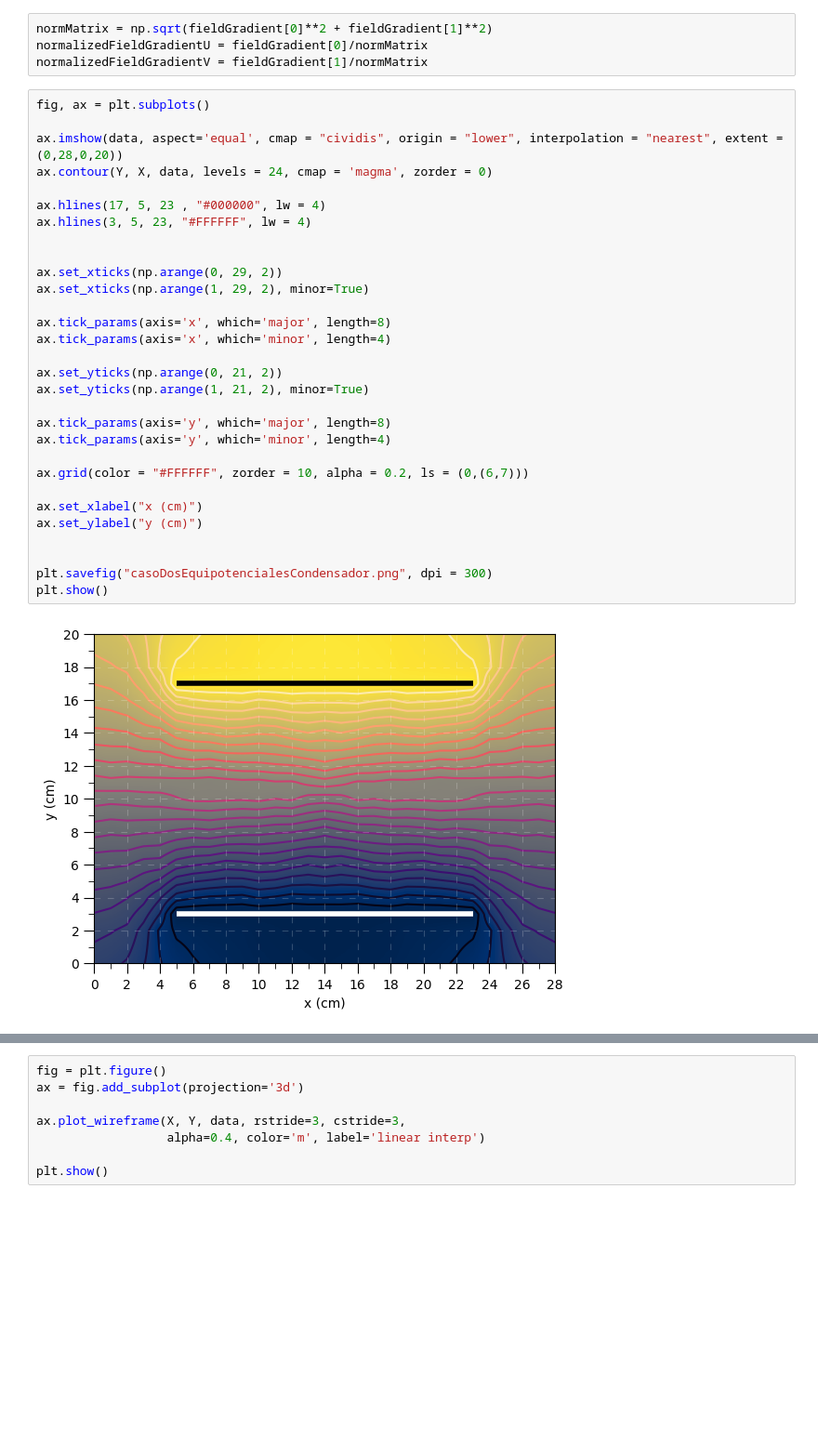
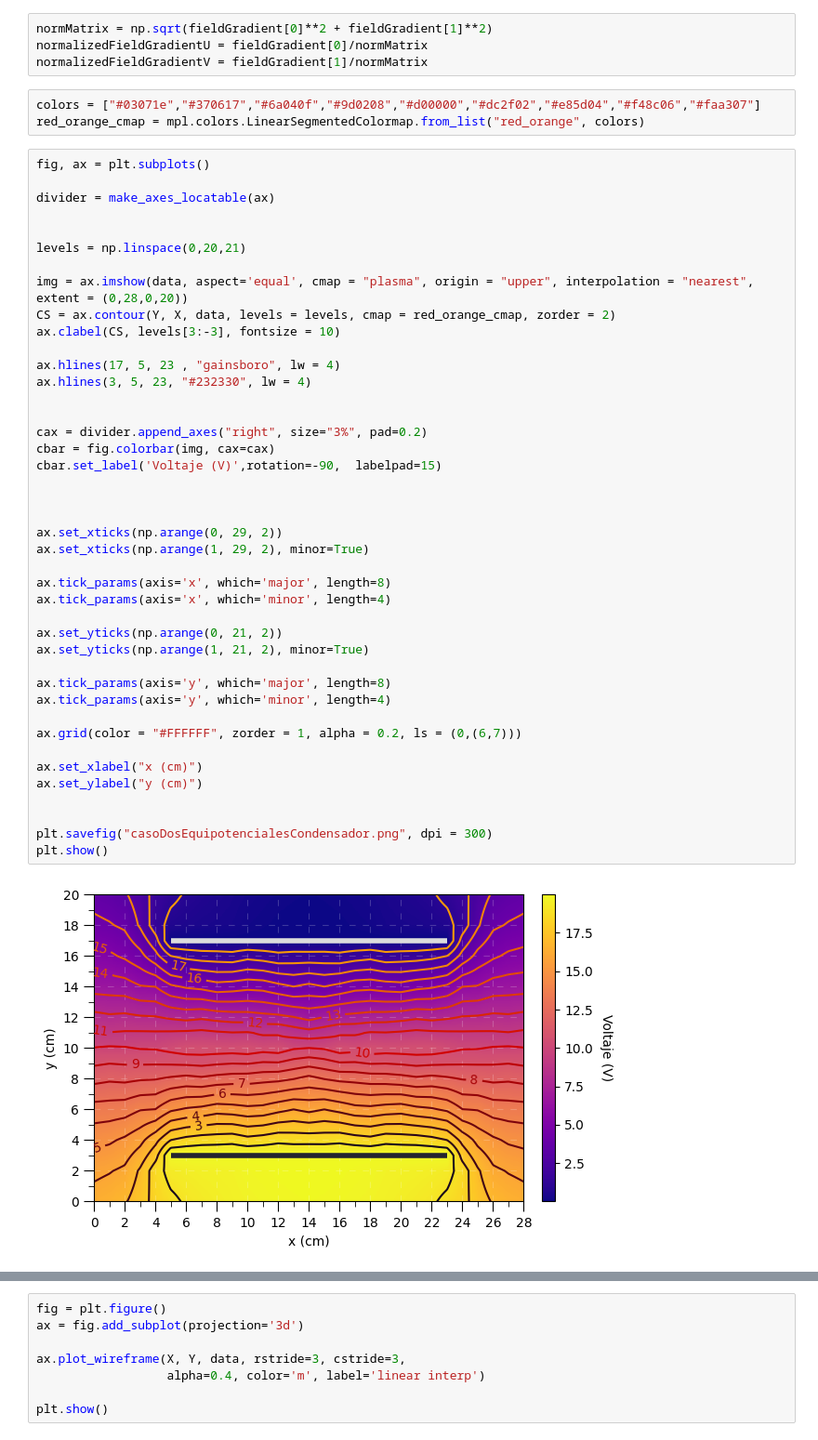
Before and after one commit to Alaviii/PythonPlotting, a Jupyter notebook: Electromagnetismo/practica2equipotenciales/practica2dos.ipynb, the cells around one changed output, grey strips where cells are left out. Shown at 93% size. Saved outputs shown, nothing was run; the diff lists cells and outputs as text; blank space fills up the shorter version.

```diff
--- a/Electromagnetismo/practica2equipotenciales/practica2dos.ipynb
+++ b/Electromagnetismo/practica2equipotenciales/practica2dos.ipynb
@@ -45,38 +47,53 @@ fieldGradient = np.gradient(data)
 normMatrix = np.sqrt(fieldGradient[0]**2 + fieldGradient[1]**2)
 normalizedFieldGradientU = fieldGradient[0]/normMatrix
 normalizedFieldGradientV = fieldGradient[1]/normMatrix
+# %%
+colors = ["#03071e","#370617","#6a040f","#9d0208","#d00000","#dc2f02","#e85d04","#f48c06","#faa307"]
+red_orange_cmap = mpl.colors.LinearSegmentedColormap.from_list("red_orange", colors)
 # %%
 fig, ax = plt.subplots()
 
-ax.imshow(data, aspect='equal', cmap = "cividis", origin = "lower", interpolation = "nearest", extent = (0,28,0,20))
-ax.contour(Y, X, data, levels = 24, cmap = 'magma', zorder = 0)
+divider = make_axes_locatable(ax)
 
-ax.hlines(17, 5, 23 , "#000000", lw = 4)
-ax.hlines(3, 5, 23, "#FFFFFF", lw = 4)
+
+levels = np.linspace(0,20,21)
+
+img = ax.imshow(data, aspect='equal', cmap = "plasma", origin = "upper", interpolation = "nearest", extent = (0,28,0,20))
+CS = ax.contour(Y, X, data, levels = levels, cmap = red_orange_cmap, zorder = 2)
+ax.clabel(CS, levels[3:-3], fontsize = 10)
+
+ax.hlines(17, 5, 23 , "gainsboro", lw = 4)
+ax.hlines(3, 5, 23, "#232330", lw = 4)
+
+
+cax = divider.append_axes("right", size="3%", pad=0.2)
+cbar = fig.colorbar(img, cax=cax)
+cbar.set_label('Voltaje (V)',rotation=-90,  labelpad=15)
+
 
 
 ax.set_xticks(np.arange(0, 29, 2))
 ax.set_xticks(np.arange(1, 29, 2), minor=True)
 
 ax.tick_params(axis='x', which='major', length=8)
 ax.tick_params(axis='x', which='minor', length=4)
 
 ax.set_yticks(np.arange(0, 21, 2))
 ax.set_yticks(np.arange(1, 21, 2), minor=True)
 
 ax.tick_params(axis='y', which='major', length=8)
 ax.tick_params(axis='y', which='minor', length=4)
 
-ax.grid(color = "#FFFFFF", zorder = 10, alpha = 0.2, ls = (0,(6,7)))
+ax.grid(color = "#FFFFFF", zorder = 1, alpha = 0.2, ls = (0,(6,7)))
 
 ax.set_xlabel("x (cm)")
 ax.set_ylabel("y (cm)")
 
 
 plt.savefig("casoDosEquipotencialesCondensador.png", dpi = 300)
 plt.show()
 # %% [output]
-[figure, old version]
+[figure, new version]
 # %%
 fig, ax = plt.subplots()
 
```
Also changed, not shown: parts of 4 cells of this notebook, 7 other files.
